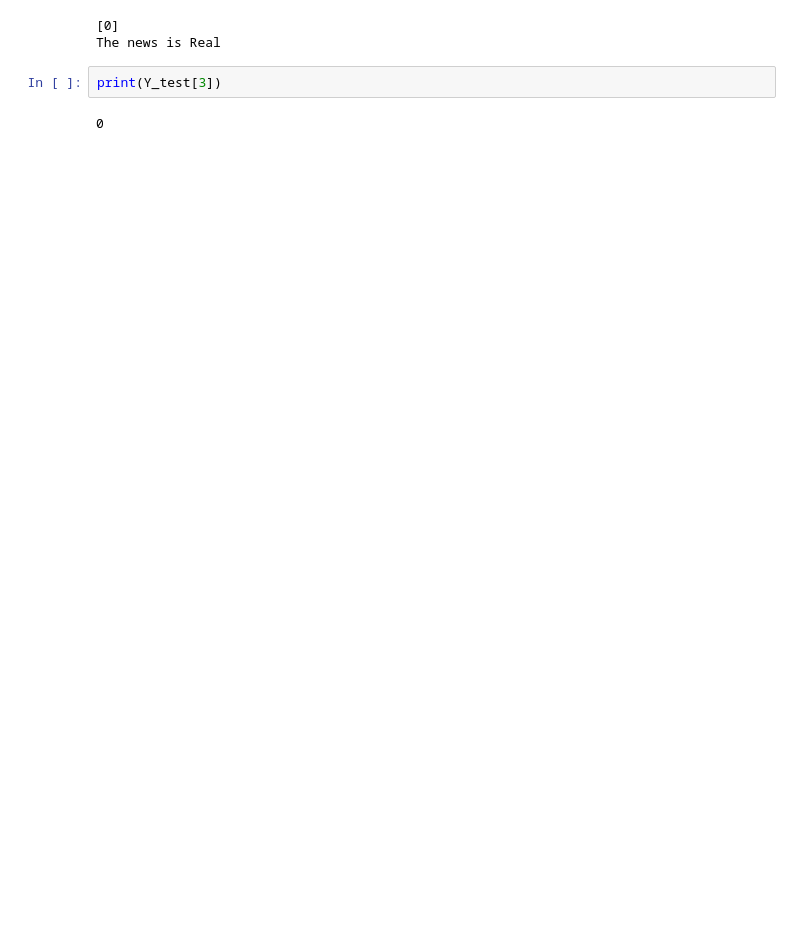
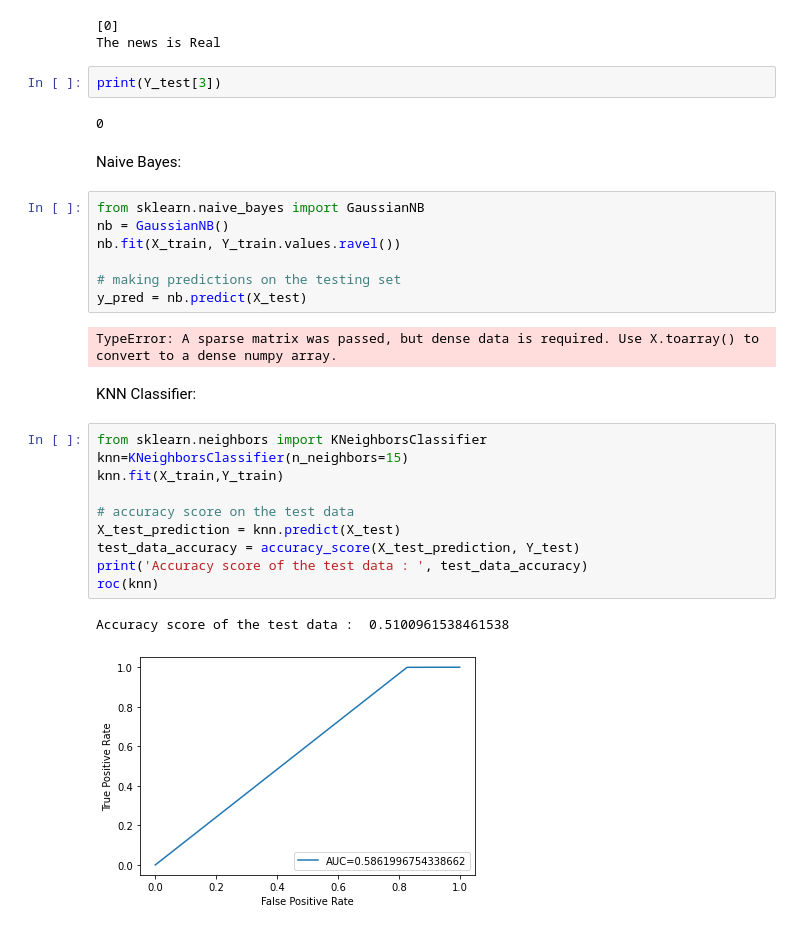
Before and after one commit to AditiAgarwal17/fake_news_detection, a Jupyter notebook: fake_news.ipynb, the cells around one changed output. Drawn from its saved outputs; the diff is of its cells as text; blank space fills up the shorter version.

```diff
--- a/fake_news.ipynb
+++ b/fake_news.ipynb
@@ -212,3 +231,29 @@ The news is Real
 print(Y_test[3])
 # %% [output]
 0
+# %% [markdown]
+Naive Bayes:
+# %%
+from sklearn.naive_bayes import GaussianNB
+nb = GaussianNB()
+nb.fit(X_train, Y_train.values.ravel())
+
+# making predictions on the testing set
+y_pred = nb.predict(X_test)
+# %% [output]
+TypeError: A sparse matrix was passed, but dense data is required. Use X.toarray() to convert to a dense numpy array.
+# %% [markdown]
+KNN Classifier:
+# %%
+from sklearn.neighbors import KNeighborsClassifier
+knn=KNeighborsClassifier(n_neighbors=15)
+knn.fit(X_train,Y_train)
+
+# accuracy score on the test data
+X_test_prediction = knn.predict(X_test)
+test_data_accuracy = accuracy_score(X_test_prediction, Y_test)
+print('Accuracy score of the test data : ', test_data_accuracy)
+roc(knn)
+# %% [output]
+Accuracy score of the test data :  0.5100961538461538
+[figure, added]
```
Also changed, not shown: parts of 15 cells of this notebook.
